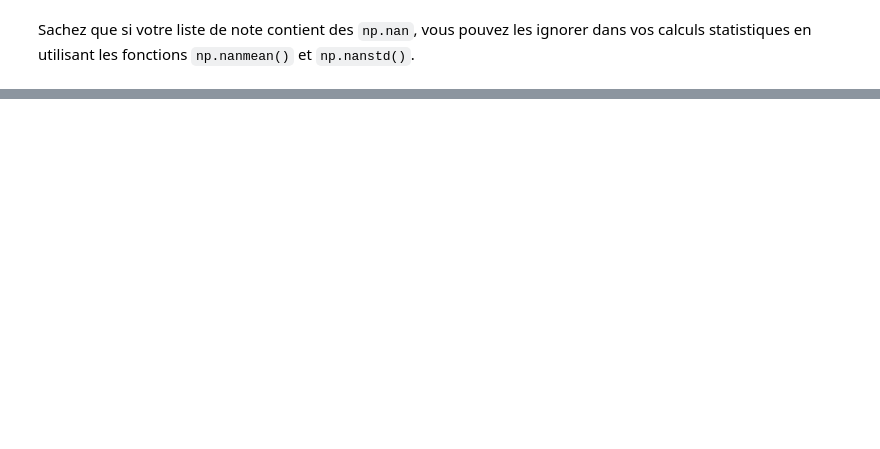
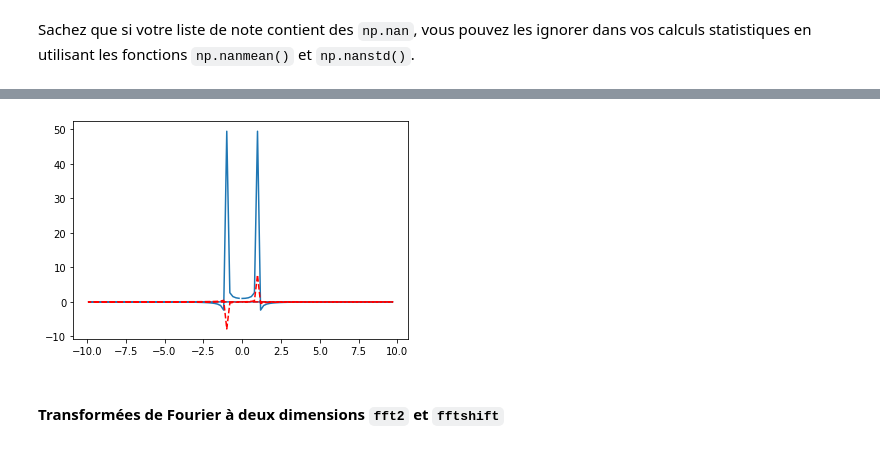
Before and after one commit to bsaintmichel/python-zero, a Jupyter notebook: Application_A_Numpy.ipynb, the cells around one changed output, grey strips where cells are left out. Cells and saved outputs as stored; diff of their text form; code cells hidden in the pictures; blank space fills up the shorter version.

```diff
--- a/Application_A_Numpy.ipynb
+++ b/Application_A_Numpy.ipynb
@@ -568,0 +830,10 @@ Bottom 10% : below 5.0
+# %%
+freqs_ok = np.fft.fftfreq(n, d=np.diff(t[:2]))
+
+plt.plot(freqs_ok, y_hat.real)
+plt.plot(freqs_ok, y_hat.imag, 'r--')
+plt.show()
+# %% [output]
+[figure, added]
+# %% [markdown]
+#### Transformées de Fourier à deux dimensions `fft2` et `fftshift`
```
Also changed, not shown: parts of 52 cells of this notebook, 10 other files.
